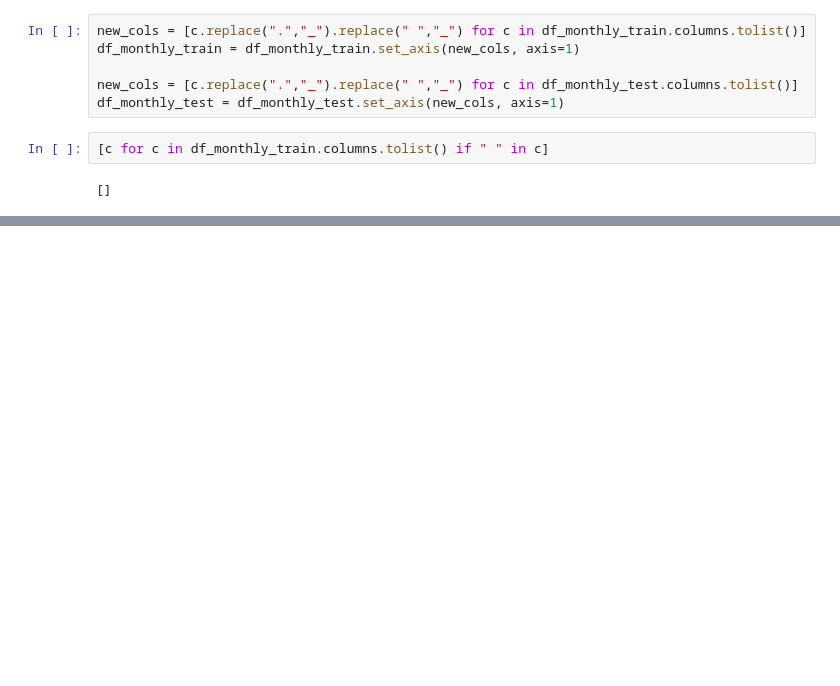
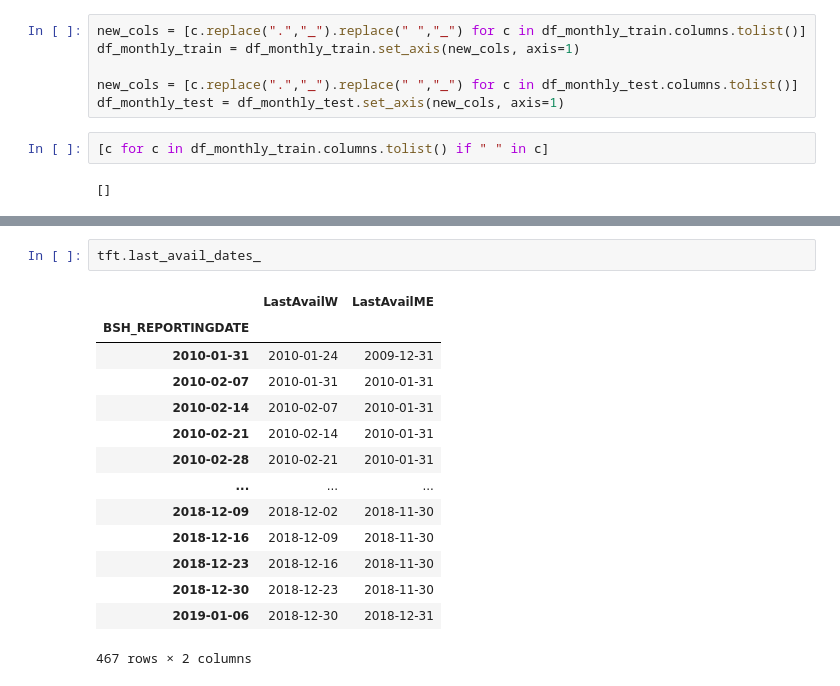
Before and after one commit to DianaZaig/Nowcasting-Techsprint, a Jupyter notebook: code/TechSprint_II_TFT_Month_Target_wo_WeekCalc.ipynb, the cells around one changed output, grey strips where cells are left out. Drawn from its saved outputs; the diff is of its cells as text; blank space fills up the shorter version.

```diff
--- a/code/TechSprint_II_TFT_Month_Target_wo_WeekCalc.ipynb
+++ b/code/TechSprint_II_TFT_Month_Target_wo_WeekCalc.ipynb
@@ -360,0 +388,17 @@ KeyError: 'parameter name can\'t contain "."'
+# %%
+tft.last_avail_dates_
+# %% [output]
+|  | LastAvailW | LastAvailME |
+| BSH_REPORTINGDATE |  |  |
+| 2010-01-31 | 2010-01-24 | 2009-12-31 |
+| 2010-02-07 | 2010-01-31 | 2010-01-31 |
+| 2010-02-14 | 2010-02-07 | 2010-01-31 |
+| 2010-02-21 | 2010-02-14 | 2010-01-31 |
+| 2010-02-28 | 2010-02-21 | 2010-01-31 |
+| ... | ... | ... |
+| 2018-12-09 | 2018-12-02 | 2018-11-30 |
+| 2018-12-16 | 2018-12-09 | 2018-11-30 |
+| 2018-12-23 | 2018-12-16 | 2018-11-30 |
+| 2018-12-30 | 2018-12-23 | 2018-11-30 |
+| 2019-01-06 | 2018-12-30 | 2018-12-31 |
+467 rows × 2 columns
```
Also changed, not shown: parts of 6 cells of this notebook.
